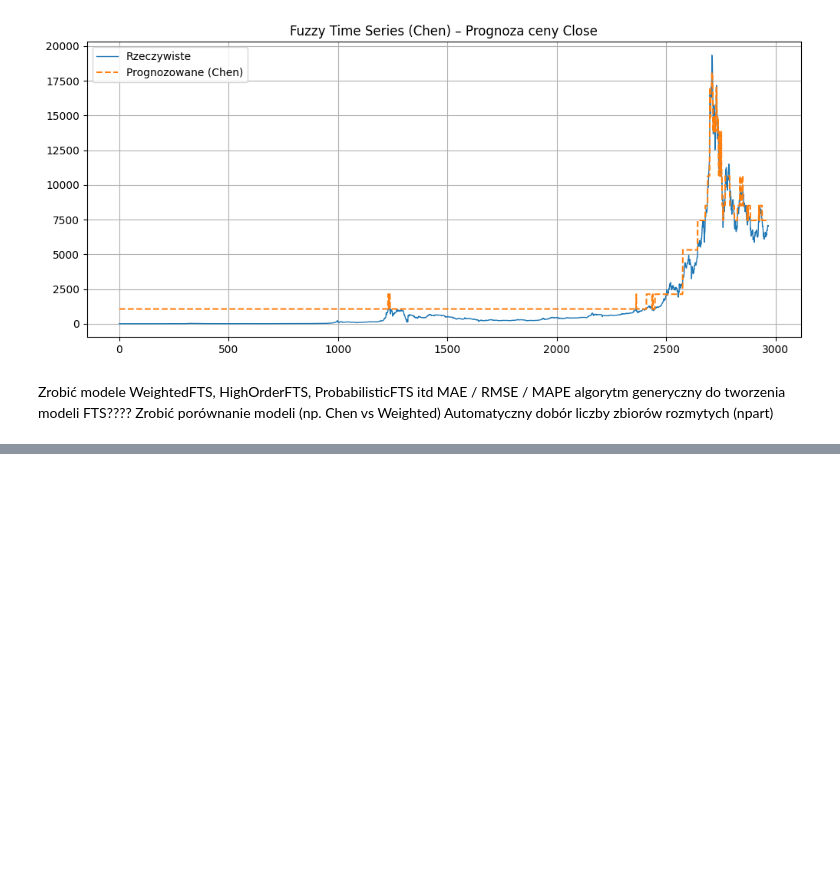
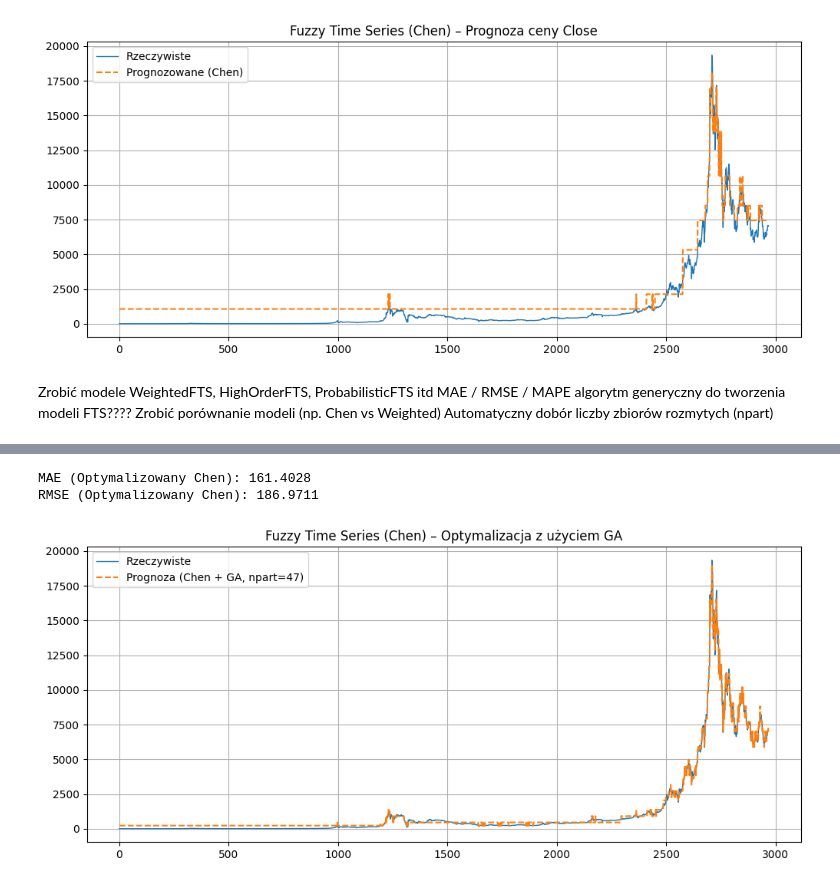
Before and after one commit to julpaw/Advanced-Artificial-Intelligence-Methods, a Jupyter notebook: Projekt_2/Fuzzy_Time_Series.ipynb, the cells around one changed output, grey strips where cells are left out. Cells and saved outputs as stored; diff of their text form; code cells hidden in the pictures; blank space fills up the shorter version.

Commit message:
Genetic Algorithm

```diff
--- a/Projekt_2/Fuzzy_Time_Series.ipynb
+++ b/Projekt_2/Fuzzy_Time_Series.ipynb
@@ -160,0 +192,11 @@ algorytm generyczny do tworzenia modeli FTS????
+# %%
+# Run the GA
+np.random.seed(42)
+population = toolbox.population(n=20)
+hof = tools.HallOfFame(1)
+
+algorithms.eaSimple(population, toolbox, cxpb=0.5, mutpb=0.2, ngen=15, halloffame=hof, verbose=True)
+
+# Get best number of partitions
+best_npart = int(hof[0][0])
+print(f"Najlepsza liczba zbiorów rozmytych: {best_npart}")
@@ -160,0 +222,24 @@ algorytm generyczny do tworzenia modeli FTS????
+# %%
+partitioner = Grid.GridPartitioner(data=series, npart=best_npart)
+model_best = chen.ConventionalFTS(partitioner=partitioner)
+model_best.fit(series)
+predicted_best = model_best.predict(series)
+# %%
+mae = mean_absolute_error(series[1:], predicted_best[1:])
+rmse = mean_squared_error(series[1:], predicted_best[1:])**0.5
+
+print(f"MAE (Optymalizowany Chen): {mae:.4f}")
+print(f"RMSE (Optymalizowany Chen): {rmse:.4f}")
+# %% [output]
+MAE (Optymalizowany Chen): 161.4028
+RMSE (Optymalizowany Chen): 186.9711
+# %%
+plt.figure(figsize=(12, 5))
+plt.plot(series, label='Rzeczywiste', linewidth=1)
+plt.plot(predicted_best, label=f'Prognoza (Chen + GA, npart={best_npart})', linestyle='--')
+plt.title("Fuzzy Time Series (Chen) – Optymalizacja z użyciem GA")
+plt.legend()
+plt.grid(True)
+plt.show()
+# %% [output]
+[figure, added]
```
Also changed, not shown: parts of 4 cells of this notebook.
